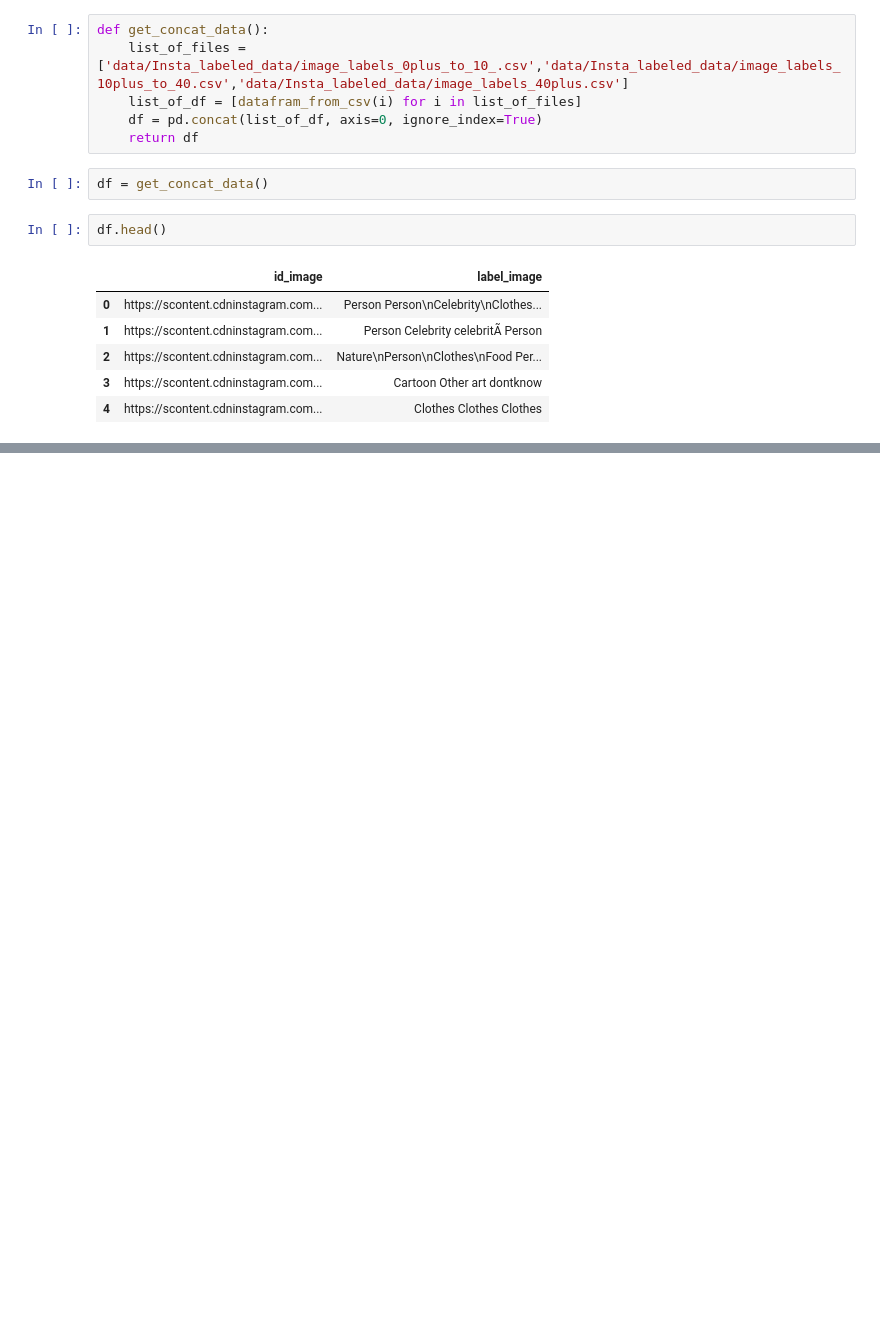
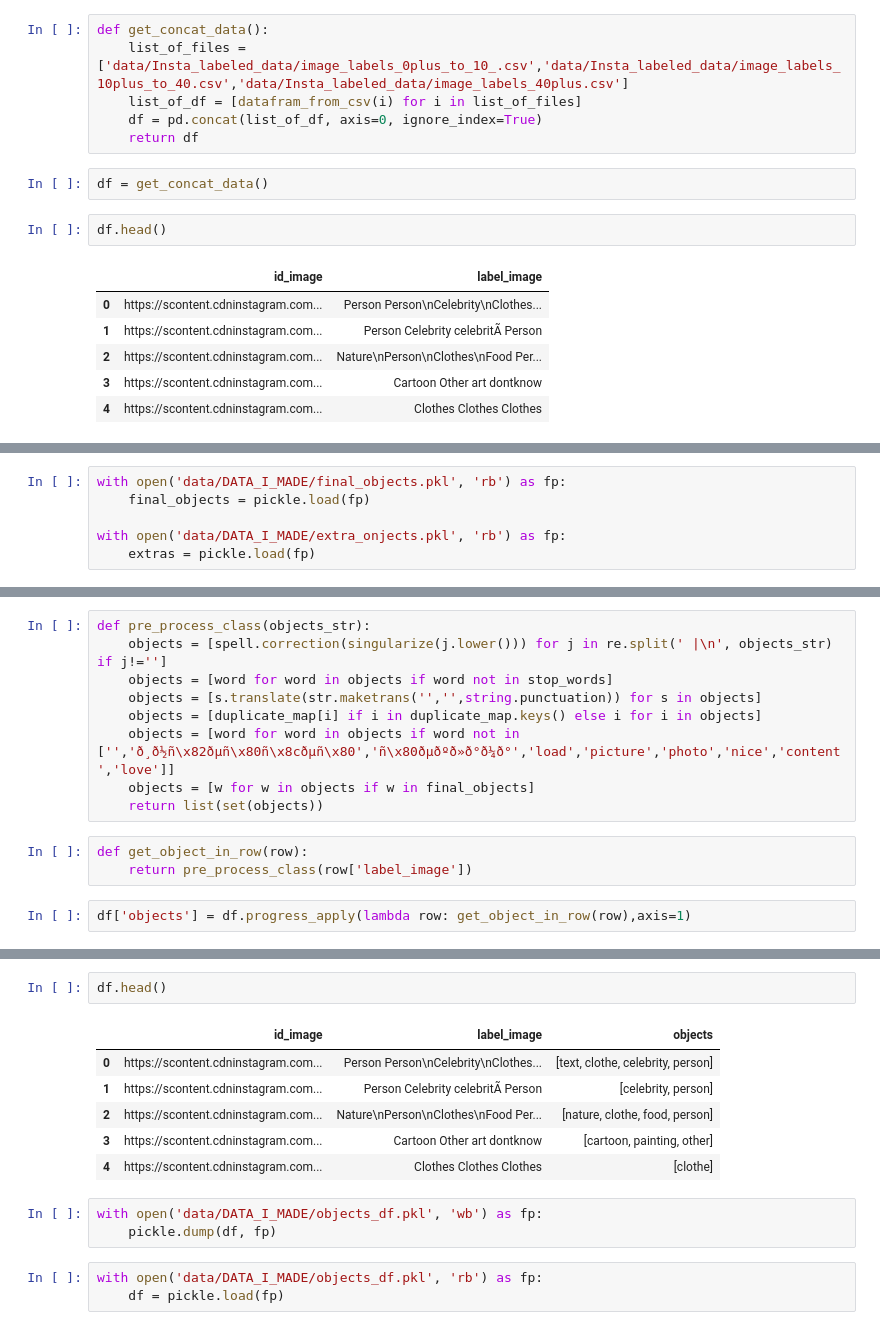
Before and after one commit to Hitkul/Analysis-of-Trolling-prone-images, a Jupyter notebook: objects_analysis.ipynb, the cells around one changed output, grey strips where cells are left out. Saved outputs shown, nothing was run; the diff lists cells and outputs as text; blank space fills up the shorter version.

```diff
--- a/objects_analysis.ipynb
+++ b/objects_analysis.ipynb
@@ -106,0 +127,6 @@ re.split(' |\n', "Text\ndontnknow  Text  dontknow\nOther make-up")
+# %%
+with open('data/DATA_I_MADE/final_objects.pkl', 'rb') as fp:
+    final_objects = pickle.load(fp)
+
+with open('data/DATA_I_MADE/extra_onjects.pkl', 'rb') as fp:
+    extras = pickle.load(fp)
@@ -106,0 +153,14 @@ re.split(' |\n', "Text\ndontnknow  Text  dontknow\nOther make-up")
+# %%
+def pre_process_class(objects_str):
+    objects = [spell.correction(singularize(j.lower())) for j in re.split(' |\n', objects_str) if j!='']
+    objects = [word for word in objects if word not in stop_words]
+    objects = [s.translate(str.maketrans('','',string.punctuation)) for s in objects]
+    objects = [duplicate_map[i] if i in duplicate_map.keys() else i for i in objects]
+    objects = [word for word in objects if word not in ['','ð¸ð½ñ\x82ðµñ\x80ñ\x8cðµñ\x80','ñ\x80ðµðºð»ð°ð¼ð°','load','picture','photo','nice','content','love']]
+    objects = [w for w in objects if w in final_objects]
+    return list(set(objects))
+# %%
+def get_object_in_row(row):
+    return pre_process_class(row['label_image'])
+# %%
+df['objects'] = df.progress_apply(lambda row: get_object_in_row(row),axis=1)
@@ -106,0 +169,15 @@ re.split(' |\n', "Text\ndontnknow  Text  dontknow\nOther make-up")
+# %%
+df.head()
+# %% [output]
+|  | id_image | label_image | objects |
+| 0 | https://scontent.cdninstagram.com... | Person Person\nCelebrity\nClothes... | [text, clothe, celebrity, person] |
+| 1 | https://scontent.cdninstagram.com... | Person Celebrity celebritÃ Person | [celebrity, person] |
+| 2 | https://scontent.cdninstagram.com... | Nature\nPerson\nClothes\nFood Per... | [nature, clothe, food, person] |
+| 3 | https://scontent.cdninstagram.com... | Cartoon Other art dontknow | [cartoon, painting, other] |
+| 4 | https://scontent.cdninstagram.com... | Clothes Clothes Clothes | [clothe] |
+# %%
+with open('data/DATA_I_MADE/objects_df.pkl', 'wb') as fp:
+    pickle.dump(df, fp)
+# %%
+with open('data/DATA_I_MADE/objects_df.pkl', 'rb') as fp:
+    df = pickle.load(fp)
```
Also changed, not shown: parts of 15 cells of this notebook.
